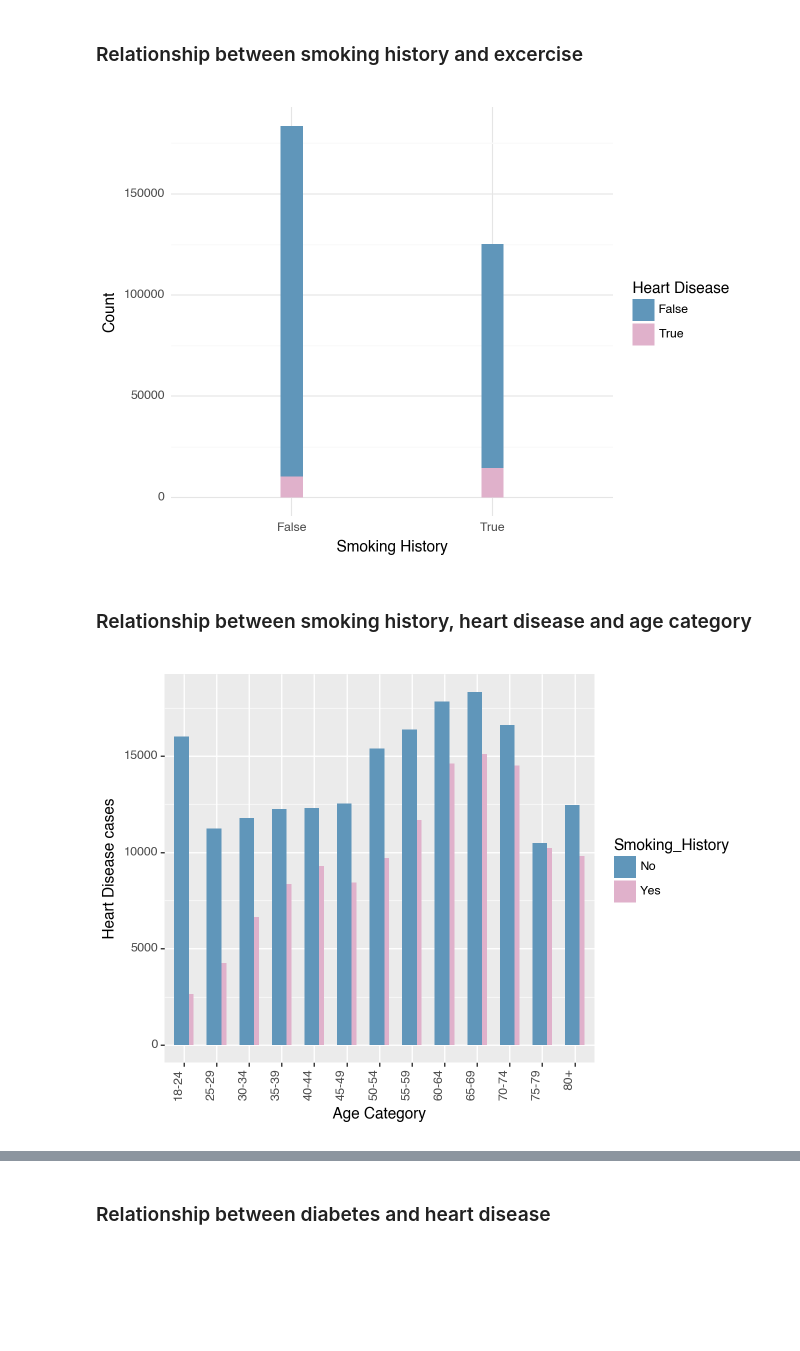
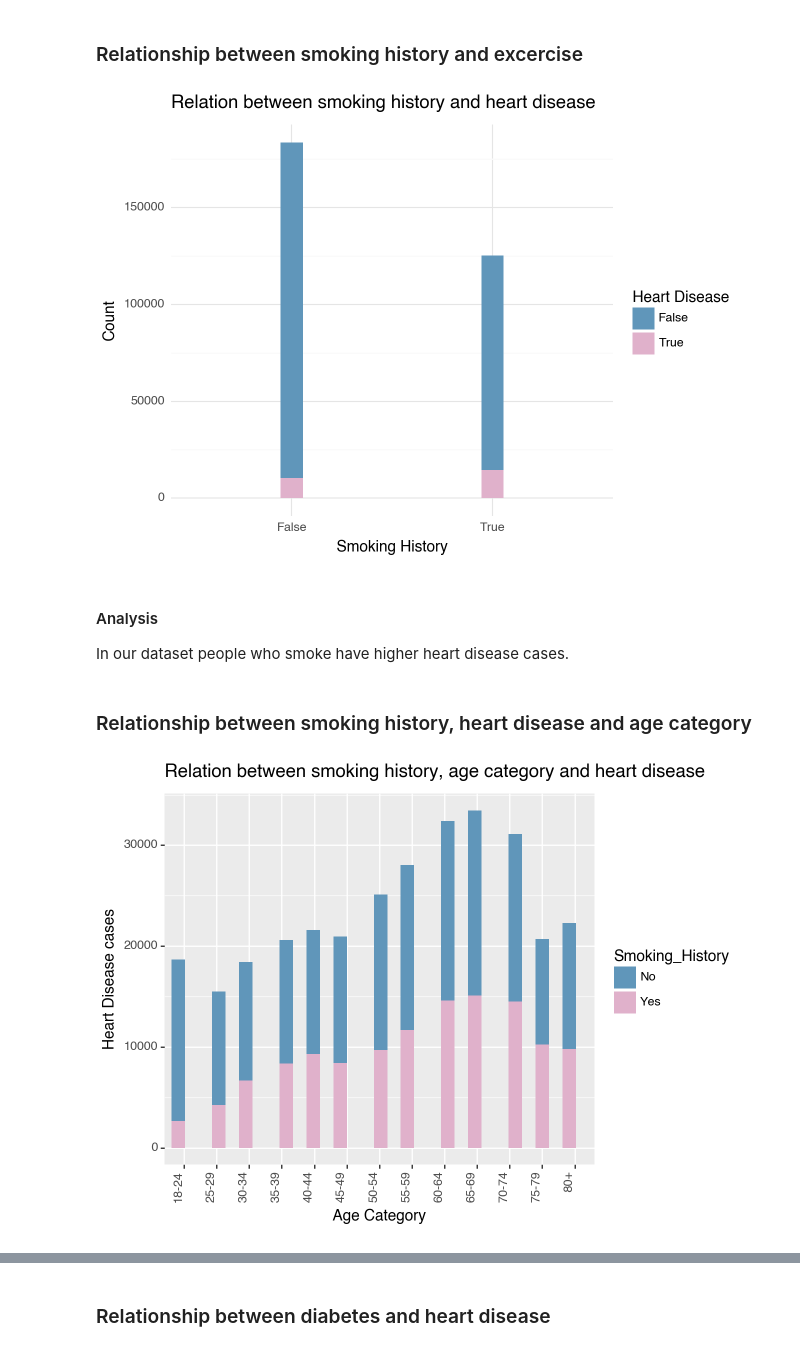
Before and after one commit to Roberta1400/Cardiovascular-Diseases-Risk-Prediction, a Jupyter notebook: Cardiovascular-Diseases-Risk-Prediction.ipynb, the cells around one changed output, grey strips where cells are left out. Cells and saved outputs as stored; diff of their text form; code cells hidden in the pictures; blank space fills up the shorter version.

Commit message:
analysis

```diff
--- a/Cardiovascular-Diseases-Risk-Prediction.ipynb
+++ b/Cardiovascular-Diseases-Risk-Prediction.ipynb
@@ -184,25 +195,31 @@ plot = (
     p9.theme_minimal() +
     p9.labs(x='Smoking History', y='Count', fill='Heart Disease') +
     p9.scale_fill_manual(values=['#6096ba','#e0b1cb']) +
-    p9.theme(axis_text_x=p9.element_text(angle=0, hjust=0.5))
+    p9.theme(axis_text_x=p9.element_text(angle=0, hjust=0.5))+
+    p9.ggtitle('Relation between smoking history and heart disease')
 )
 
 print(plot)
 # %% [output]
-[figure, old version]
+[figure, new version]
+# %% [markdown]
+#### Analysis
+
+In our dataset people who smoke have higher heart disease cases.
 # %% [markdown]
 ###  Relationship between smoking history, heart disease and age category
 # %%
 df = pd.DataFrame({'Age_Category': data['Age_Category'], 'Smoking_History': data['Smoking_History'], 'Heart_Disease': data['Heart_Disease']})
 
 plot = (
     p9.ggplot(df, p9.aes(x='Age_Category', fill='Smoking_History')) +
-    p9.geom_bar(position=p9.position_dodge(width=0.3), stat='count', size=0.8) +
+    p9.geom_histogram(bins=30) +
     p9.theme(axis_text_x=p9.element_text(angle=90, hjust=1)) +
     p9.labs(x='Age Category', y='Heart Disease cases') +
-    p9.scale_fill_manual(values=['#6096ba','#e0b1cb'])
+    p9.scale_fill_manual(values=['#6096ba','#e0b1cb'])+
+    p9.ggtitle('Relation between smoking history, age category and heart disease')
 )
 
 print(plot)
 # %% [output]
-[figure, old version]
+[figure, new version]
```
Also changed, not shown: parts of 22 cells of this notebook.
